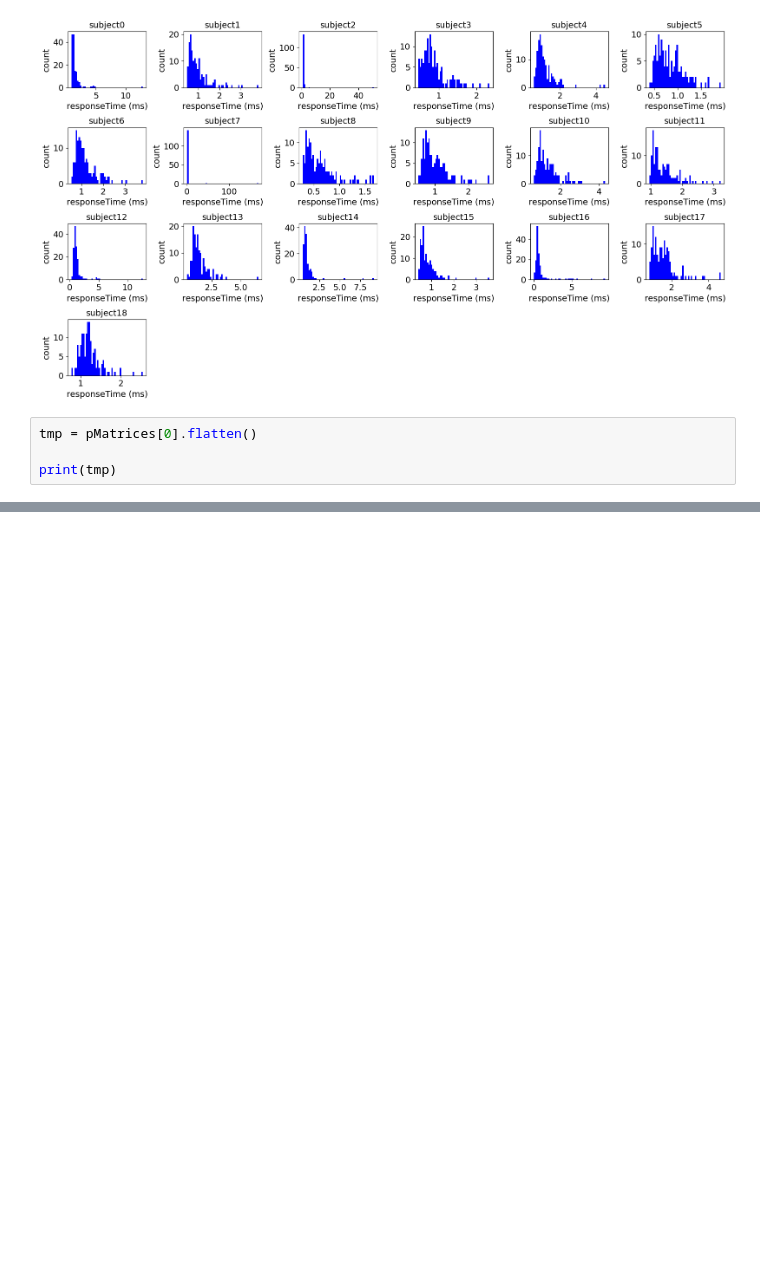
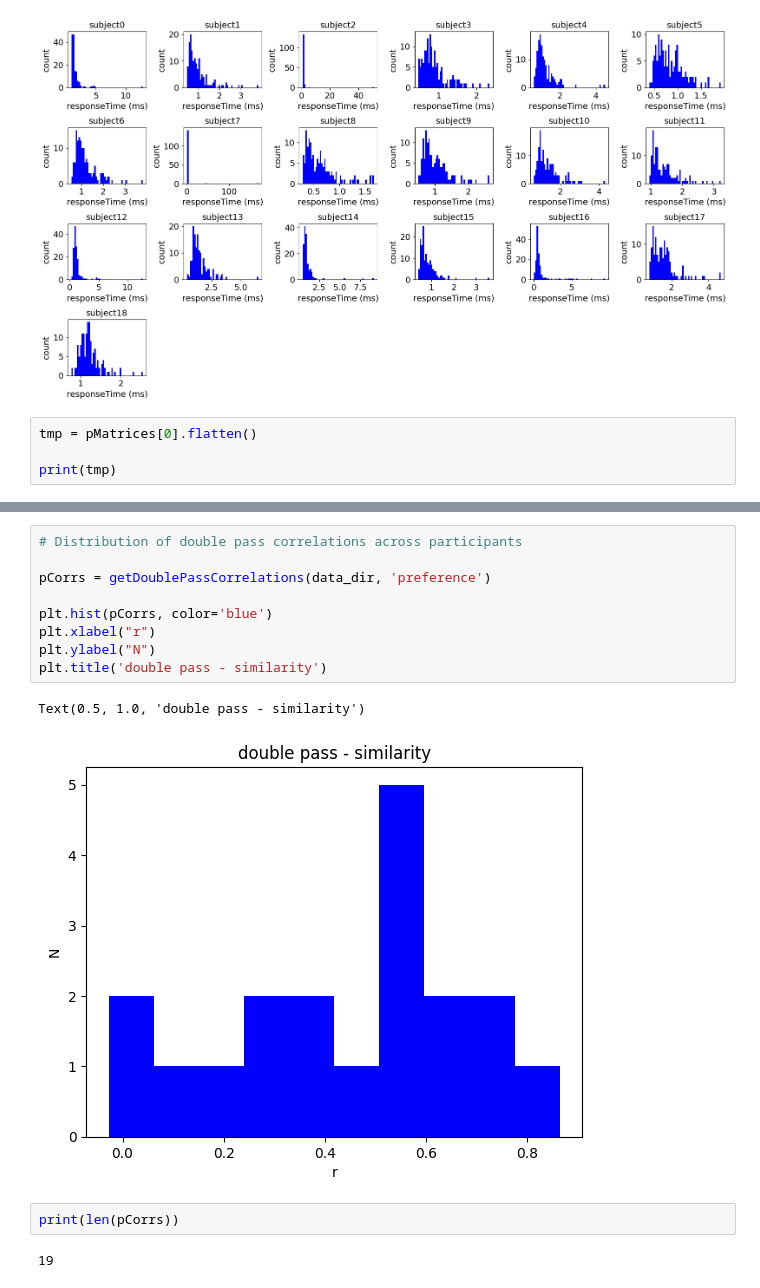
Before and after one commit to MtKana/preference_rating_GWOT, a Jupyter notebook: GWOT_2024_9_2.ipynb, the cells around one changed output, grey strips where cells are left out. Saved outputs shown, nothing was run; the diff lists cells and outputs as text; blank space fills up the shorter version.

```diff
--- a/GWOT_2024_9_2.ipynb
+++ b/GWOT_2024_9_2.ipynb
@@ -311,0 +293,16 @@ Overall Pearson Correlation for 6734b5602596b8fc0bb02c8f_kana_colourPreferenceQu
+# %%
+# Distribution of double pass correlations across participants
+
+pCorrs = getDoublePassCorrelations(data_dir, 'preference')
+
+plt.hist(pCorrs, color='blue')
+plt.xlabel("r")
+plt.ylabel("N")
+plt.title('double pass - similarity')
+# %% [output]
+Text(0.5, 1.0, 'double pass - similarity')
+[figure, added]
+# %%
+print(len(pCorrs))
+# %% [output]
+19
```
Also changed, not shown: parts of 3 cells of this notebook.
